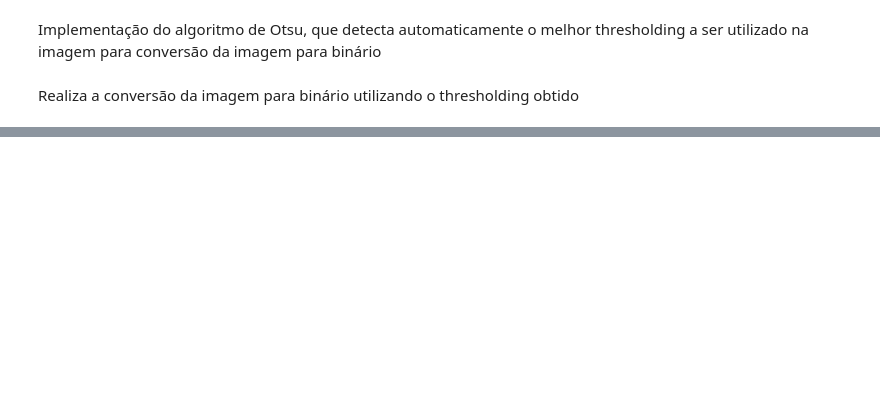
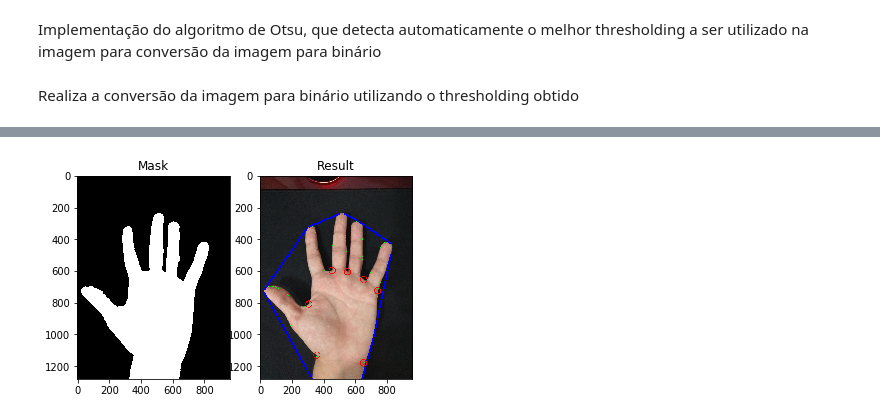
Before and after one commit to leticiarina/BiometricRecognition, a Jupyter notebook: biometricRecognition.ipynb, the cells around one changed output, grey strips where cells are left out. Saved outputs shown, nothing was run; the diff lists cells and outputs as text; code cells hidden in the pictures; blank space fills up the shorter version.

Commit message:
Added convex hull

```diff
--- a/biometricRecognition.ipynb
+++ b/biometricRecognition.ipynb
@@ -193,0 +134,63 @@ Image([[[116,  88,  84],
+# %%
+import cv2
+
+def edgeDetection(binImg, image):
+
+    binary = binImg.astype(np.uint8)
+
+    # Reads the binary image
+    img = image.astype(np.uint8)
+
+    # Finding contours
+    im2, contours, hierarchy = cv2.findContours(binary,cv2.RETR_EXTERNAL,cv2.CHAIN_APPROX_SIMPLE)
+
+    # Finding the biggest contour
+    cnt = None
+    cntArea = 0
+    for i in range(len(contours)):
+        if cv2.contourArea(contours[i]) > cntArea:
+            cnt = contours[i]
+            cntArea = cv2.contourArea(contours[i])
+
+    # Drawing the contour in the original image
+    mask = np.zeros_like(binary)
+    cv2.drawContours(mask, [cnt], -1, (255), -1)
+    cv2.drawContours(img, cnt, -1, (0,255,0), 1)
+
+    #generating convex hull and convexity defects
+    hull = cv2.convexHull(cnt, returnPoints = False)
+    old_defects = cv2.convexityDefects(cnt, hull)
+
+    #iterating through defects and checking for defects that are too small
+    defects = []
+    for i in range(old_defects.shape[0]):
+        s,e,f,d = old_defects[i,0]
+        # if distance from defect to hull is smaller than 4000, continue
+        if d < 4000:
+            continue;
+        # drawing the defects and the hull
+        start = tuple(cnt[s][0])
+        end = tuple(cnt[e][0])
+        far = tuple(cnt[f][0])
+        cv2.line(img,start,end,[0,0,255],9)
+        cv2.circle(img,far,20,[255,0,0], 3)
+        # adding the big defects to a new array
+        defects.append(old_defects[i])
+
+    #returns the original image with everything drawed, the binary mask, the contour of the mask, the convex hull and the convex defects
+    return (img, mask, cnt, hull, defects)
+
+res = edgeDetection(binImg, image)
+
+plt.subplot(121)
+plt.title('Mask')
+plt.imshow(res[1], cmap='gray')
+
+
+plt.subplot(122)
+plt.title('Result')
+plt.imshow(res[0])
+
+plt.show()
+# %% [output]
+[figure, added]
```
Also changed, not shown: parts of 5 cells of this notebook.
